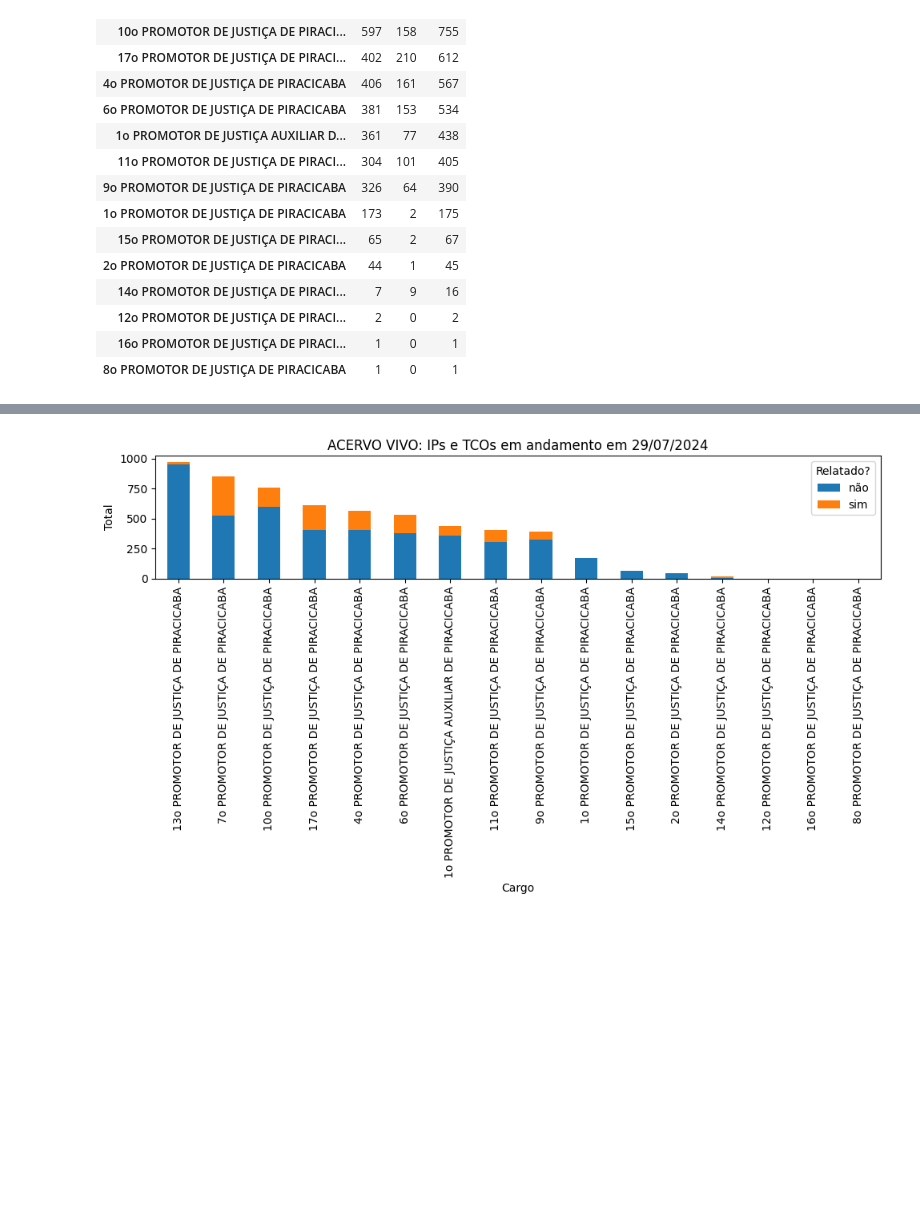
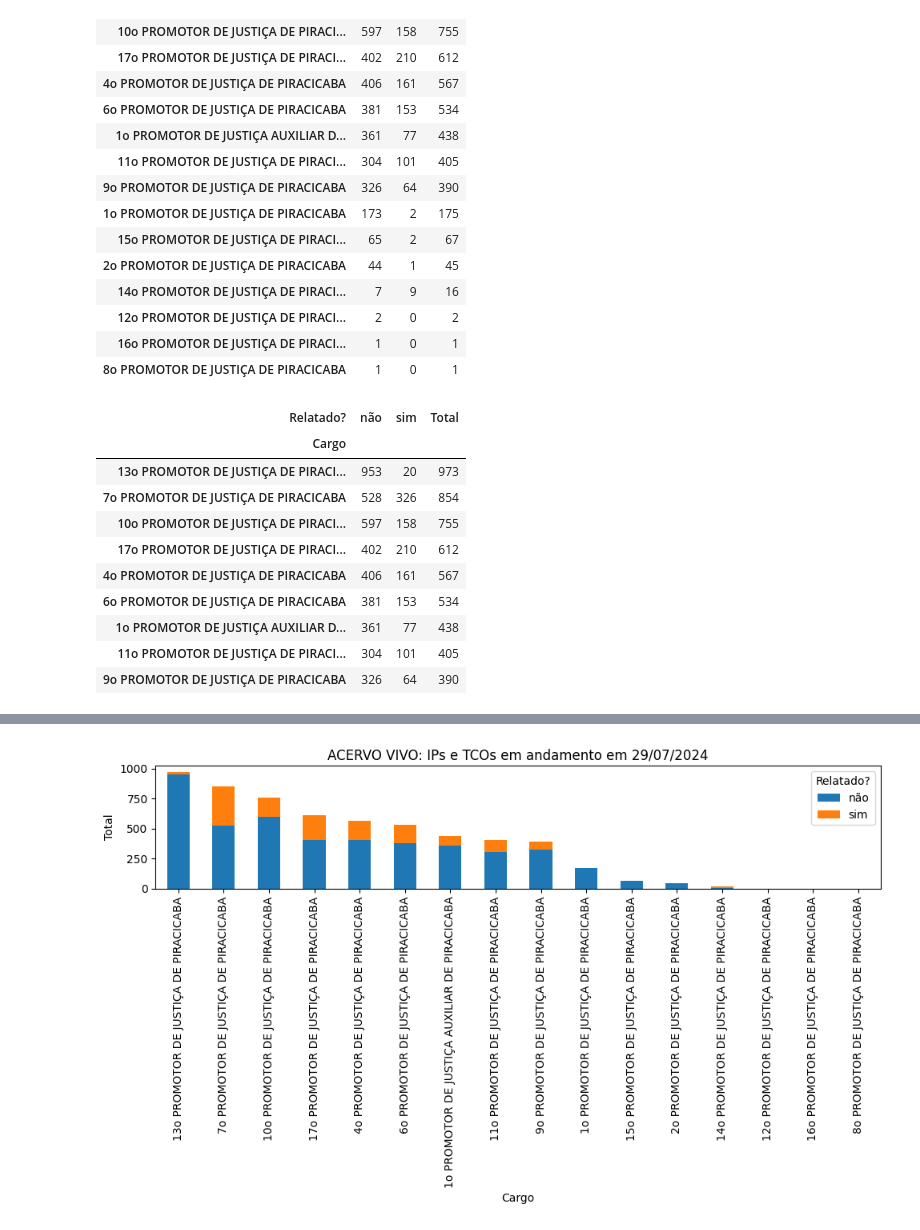
Before and after one commit to jespimentel/acervo_vivo, a Jupyter notebook: acervo_SISMP_2024_07_29.ipynb, the cells around one changed output, grey strips where cells are left out. Saved outputs shown, nothing was run; the diff lists cells and outputs as text; code cells hidden in the pictures; blank space fills up the shorter version.

```diff
--- a/acervo_SISMP_2024_07_29.ipynb
+++ b/acervo_SISMP_2024_07_29.ipynb
@@ -285,6 +285,21 @@ ACERVO VIVO: IPs e TCOs em andamento em 29/07/2024
 | 12o PROMOTOR DE JUSTIÇA DE PIRACI... | 2 | 0 | 2 |
 | 16o PROMOTOR DE JUSTIÇA DE PIRACI... | 1 | 0 | 1 |
 | 8o PROMOTOR DE JUSTIÇA DE PIRACICABA | 1 | 0 | 1 |
+# %%
+resumo_criminal = resumo[:9]
+resumo_criminal
+# %% [output]
+| Relatado? | não | sim | Total |
+| Cargo |  |  |  |
+| 13o PROMOTOR DE JUSTIÇA DE PIRACI... | 953 | 20 | 973 |
+| 7o PROMOTOR DE JUSTIÇA DE PIRACICABA | 528 | 326 | 854 |
+| 10o PROMOTOR DE JUSTIÇA DE PIRACI... | 597 | 158 | 755 |
+| 17o PROMOTOR DE JUSTIÇA DE PIRACI... | 402 | 210 | 612 |
+| 4o PROMOTOR DE JUSTIÇA DE PIRACICABA | 406 | 161 | 567 |
+| 6o PROMOTOR DE JUSTIÇA DE PIRACICABA | 381 | 153 | 534 |
+| 1o PROMOTOR DE JUSTIÇA AUXILIAR D... | 361 | 77 | 438 |
+| 11o PROMOTOR DE JUSTIÇA DE PIRACI... | 304 | 101 | 405 |
+| 9o PROMOTOR DE JUSTIÇA DE PIRACICABA | 326 | 64 | 390 |
 # %%
 # Boxplot dos valores totais
 
```
Also changed, not shown: parts of 8 cells of this notebook.
